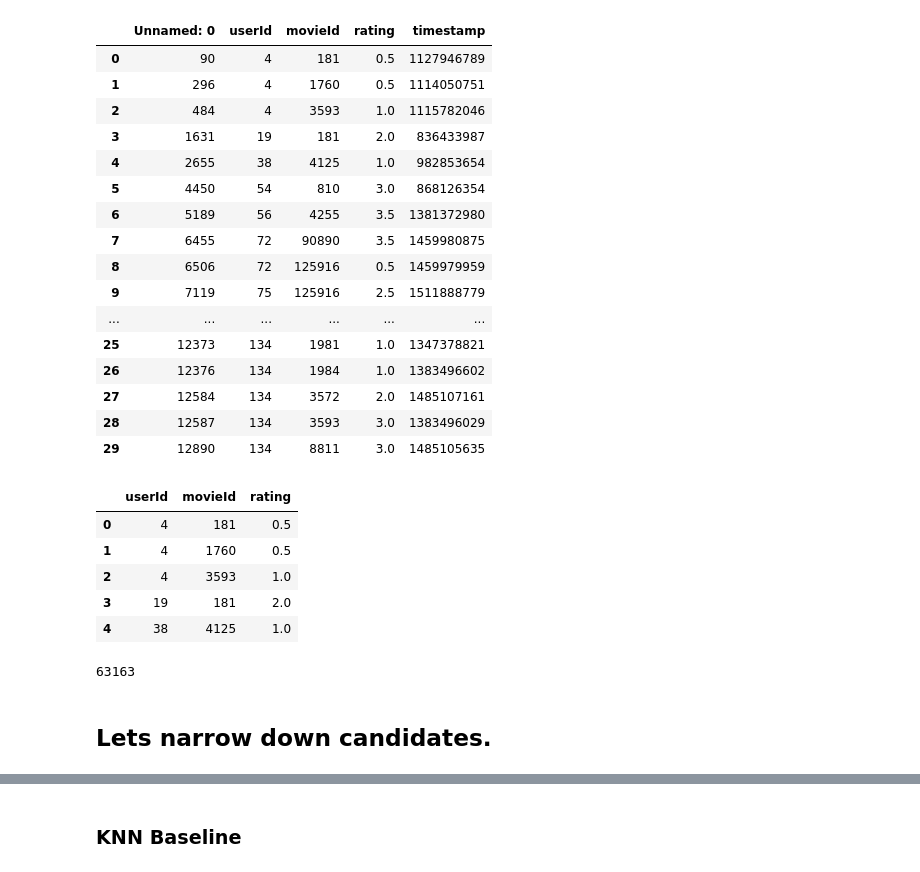
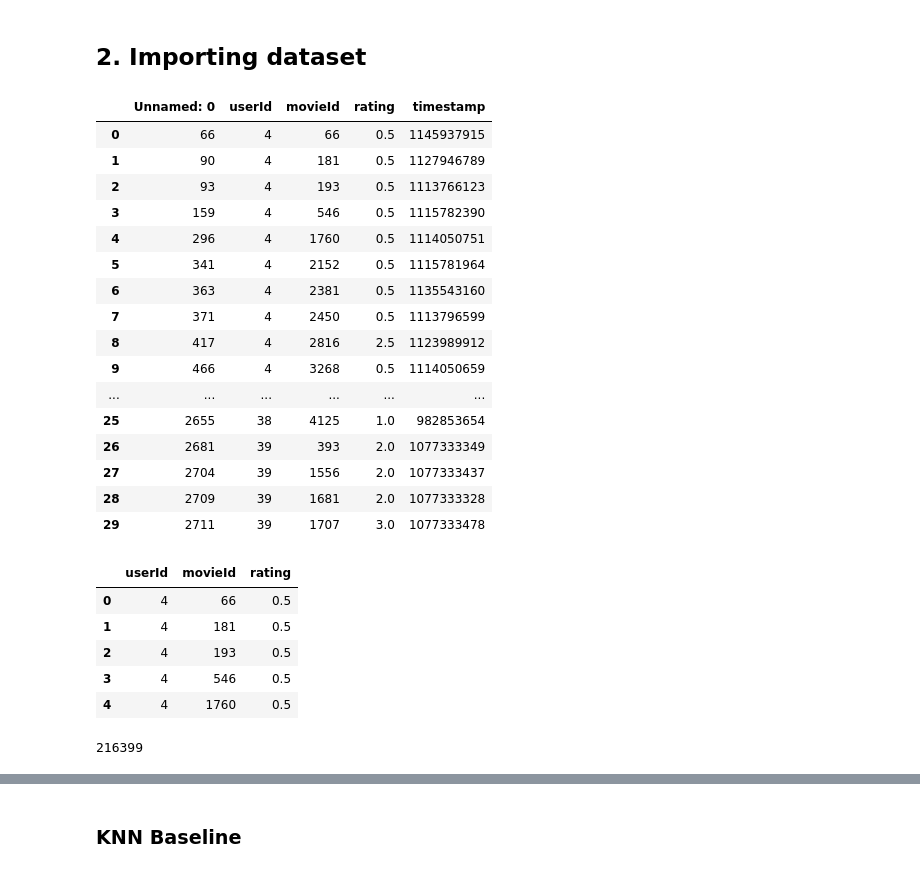
Before and after one commit to jmcneilkeller/Good_Bad_Movies, a Jupyter notebook: Recommender_Modeling.ipynb, the cells around one changed output, grey strips where cells are left out. Drawn from its saved outputs; the diff is of its cells as text; code cells hidden in the pictures.

```diff
--- a/Recommender_Modeling.ipynb
+++ b/Recommender_Modeling.ipynb
@@ -38,39 +15,41 @@ import implicit
+# %% [markdown]
+## 2. Importing dataset
 # %%
-df = pd.read_csv('item_item_test.csv')
+df = pd.read_csv('item_item_final.csv')
 df.head(30)
 # %% [output]
 |  | Unnamed: 0 | userId | movieId | rating | timestamp |
-| 0 | 90 | 4 | 181 | 0.5 | 1127946789 |
-| 1 | 296 | 4 | 1760 | 0.5 | 1114050751 |
-| 2 | 484 | 4 | 3593 | 1.0 | 1115782046 |
-| 3 | 1631 | 19 | 181 | 2.0 | 836433987 |
-| 4 | 2655 | 38 | 4125 | 1.0 | 982853654 |
-| 5 | 4450 | 54 | 810 | 3.0 | 868126354 |
-| 6 | 5189 | 56 | 4255 | 3.5 | 1381372980 |
-| 7 | 6455 | 72 | 90890 | 3.5 | 1459980875 |
-| 8 | 6506 | 72 | 125916 | 0.5 | 1459979959 |
-| 9 | 7119 | 75 | 125916 | 2.5 | 1511888779 |
+| 0 | 66 | 4 | 66 | 0.5 | 1145937915 |
+| 1 | 90 | 4 | 181 | 0.5 | 1127946789 |
+| 2 | 93 | 4 | 193 | 0.5 | 1113766123 |
+| 3 | 159 | 4 | 546 | 0.5 | 1115782390 |
+| 4 | 296 | 4 | 1760 | 0.5 | 1114050751 |
+| 5 | 341 | 4 | 2152 | 0.5 | 1115781964 |
+| 6 | 363 | 4 | 2381 | 0.5 | 1135543160 |
+| 7 | 371 | 4 | 2450 | 0.5 | 1113796599 |
+| 8 | 417 | 4 | 2816 | 2.5 | 1123989912 |
+| 9 | 466 | 4 | 3268 | 0.5 | 1114050659 |
 | ... | ... | ... | ... | ... | ... |
-| 25 | 12373 | 134 | 1981 | 1.0 | 1347378821 |
-| 26 | 12376 | 134 | 1984 | 1.0 | 1383496602 |
-| 27 | 12584 | 134 | 3572 | 2.0 | 1485107161 |
-| 28 | 12587 | 134 | 3593 | 3.0 | 1383496029 |
-| 29 | 12890 | 134 | 8811 | 3.0 | 1485105635 |
+| 25 | 2655 | 38 | 4125 | 1.0 | 982853654 |
+| 26 | 2681 | 39 | 393 | 2.0 | 1077333349 |
+| 27 | 2704 | 39 | 1556 | 2.0 | 1077333437 |
+| 28 | 2709 | 39 | 1681 | 2.0 | 1077333328 |
+| 29 | 2711 | 39 | 1707 | 3.0 | 1077333478 |
 # %%
 df.drop(['Unnamed: 0','timestamp'], inplace=True,axis=1)
 # %%
 df.head()
 # %% [output]
 |  | userId | movieId | rating |
-| 0 | 4 | 181 | 0.5 |
-| 1 | 4 | 1760 | 0.5 |
-| 2 | 4 | 3593 | 1.0 |
-| 3 | 19 | 181 | 2.0 |
-| 4 | 38 | 4125 | 1.0 |
+| 0 | 4 | 66 | 0.5 |
+| 1 | 4 | 181 | 0.5 |
+| 2 | 4 | 193 | 0.5 |
+| 3 | 4 | 546 | 0.5 |
+| 4 | 4 | 1760 | 0.5 |
 # %%
 len(df)
 # %% [output]
-63163
+216399
 # %%
 def rec_gridsearch(model,param_grid,cv):
     gs = GridSearchCV(model, param_grid, measures=['rmse', 'mae'], cv=cv, n_jobs=-1)
@@ -80,5 +59,3 @@ def rec_gridsearch(model,param_grid,cv):
 
     # combination of parameters that gave the best RMSE score
     print(gs.best_params['rmse'])
-# %% [markdown]
-## Lets narrow down candidates.
```
Also changed, not shown: parts of 63 cells of this notebook.
